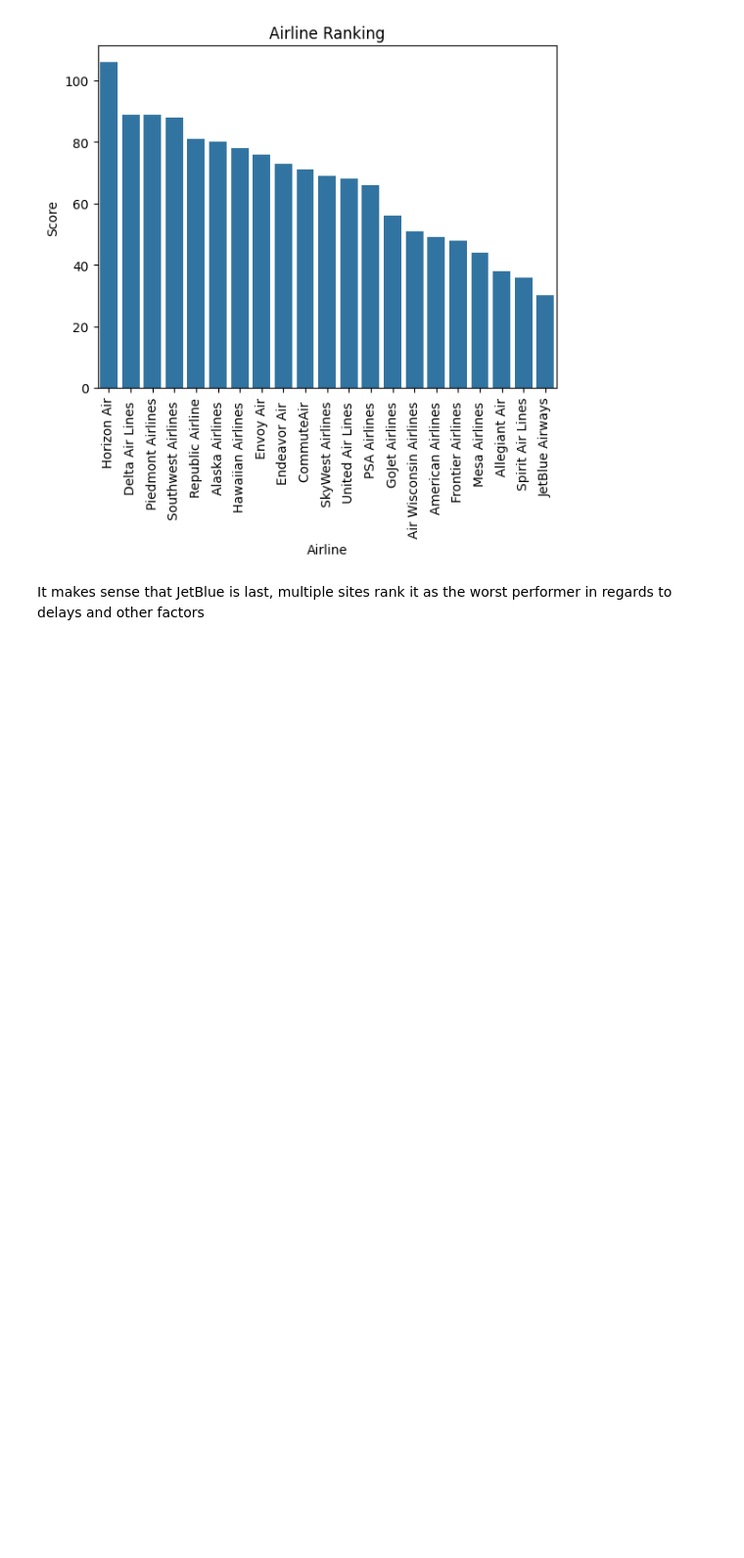
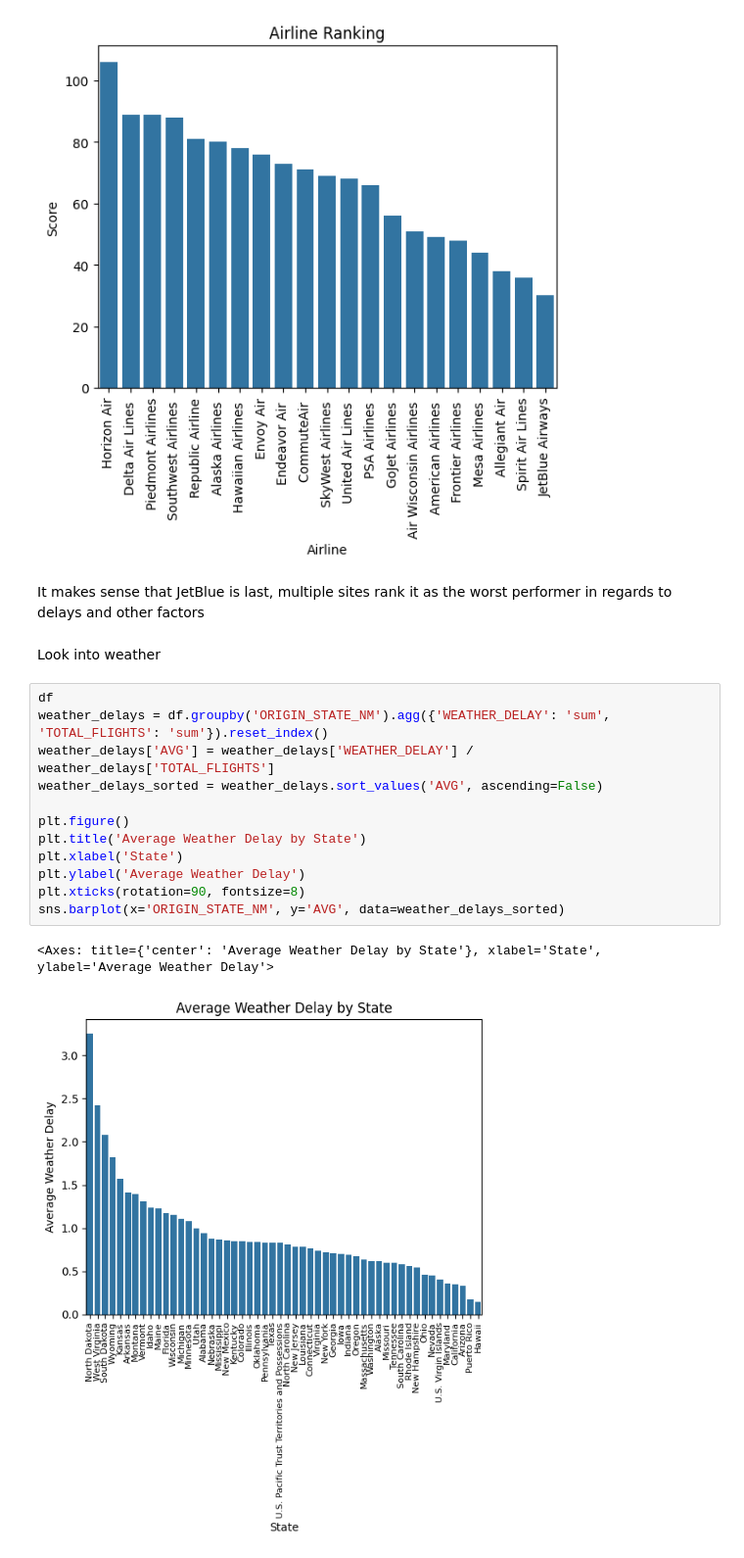
Before and after one commit to SnartBlast/cs5830_final_project, a Jupyter notebook: main.ipynb, the cells around one changed output. Shown at 98% size. Saved outputs shown, nothing was run; the diff lists cells and outputs as text; blank space fills up the shorter version.

Commit message:
graphed weather delay by state, looking into choroplath map for top airline per state

```diff
--- a/main.ipynb
+++ b/main.ipynb
@@ -105,3 +109,20 @@ sns.barplot(x='Airline', y='Score', data=sorted_ranks)
 [figure]
 # %% [markdown]
 It makes sense that JetBlue is last, multiple sites rank it as the worst performer in regards to delays and other factors
+# %% [markdown]
+Look into weather
+# %%
+df
+weather_delays = df.groupby('ORIGIN_STATE_NM').agg({'WEATHER_DELAY': 'sum', 'TOTAL_FLIGHTS': 'sum'}).reset_index()
+weather_delays['AVG'] = weather_delays['WEATHER_DELAY'] / weather_delays['TOTAL_FLIGHTS']
+weather_delays_sorted = weather_delays.sort_values('AVG', ascending=False)
+
+plt.figure()
+plt.title('Average Weather Delay by State')
+plt.xlabel('State')
+plt.ylabel('Average Weather Delay')
+plt.xticks(rotation=90, fontsize=8)
+sns.barplot(x='ORIGIN_STATE_NM', y='AVG', data=weather_delays_sorted)
+# %% [output]
+<Axes: title={'center': 'Average Weather Delay by State'}, xlabel='State', ylabel='Average Weather Delay'>
+[figure, added]
```
Also changed, not shown: parts of 4 cells of this notebook, 7 other files.
